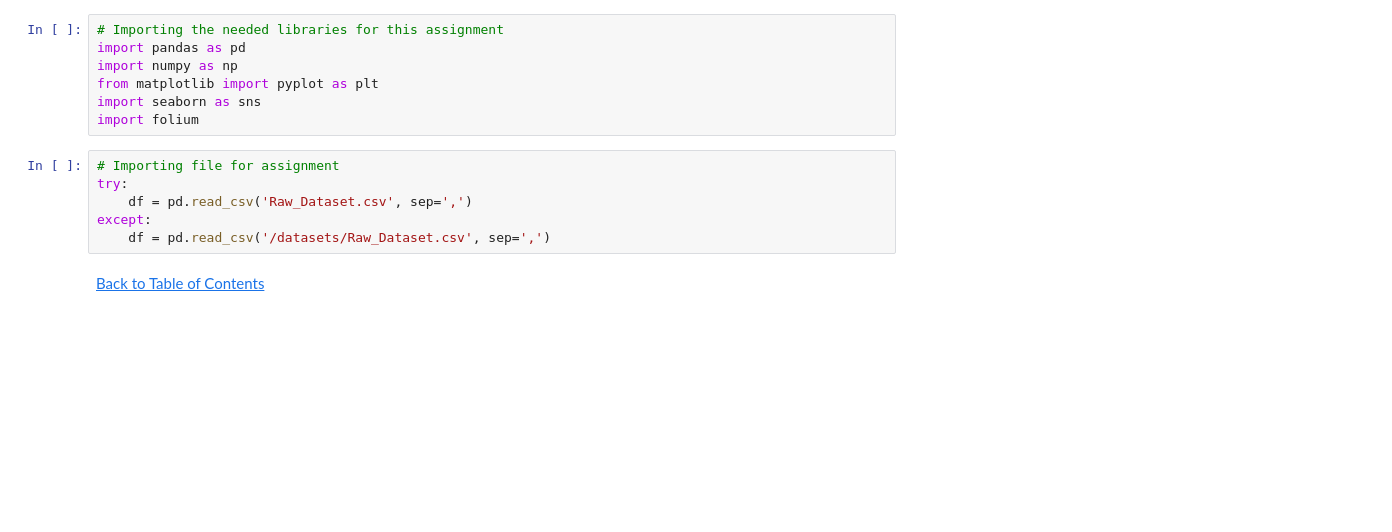
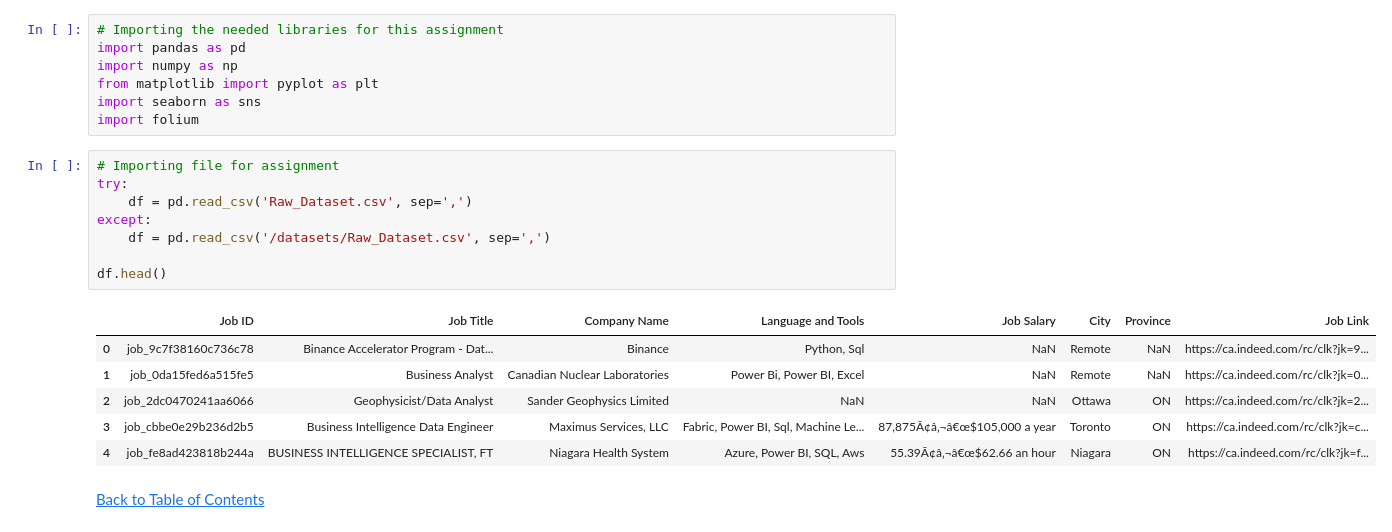
Before and after one commit to jasondo-da/Canadian_Data_Science_Jobs_Analysis, a Jupyter notebook: da_job_posts_canada_analysis.ipynb, the cells around one changed output. Drawn from its saved outputs; the diff is of its cells as text; blank space fills up the shorter version.

```diff
--- a/da_job_posts_canada_analysis.ipynb
+++ b/da_job_posts_canada_analysis.ipynb
@@ -57,9 +57,18 @@ import folium
 # %%
 # Importing file for assignment
 try:
     df = pd.read_csv('Raw_Dataset.csv', sep=',')
 except:
     df = pd.read_csv('/datasets/Raw_Dataset.csv', sep=',')
+
+df.head()
+# %% [output]
+|  | Job ID | Job Title | Company Name | Language and Tools | Job Salary | City | Province | Job Link |
+| 0 | job_9c7f38160c736c78 | Binance Accelerator Program - Dat... | Binance | Python, Sql | NaN | Remote | NaN | https://ca.indeed.com/rc/clk?jk=9... |
+| 1 | job_0da15fed6a515fe5 | Business Analyst | Canadian Nuclear Laboratories | Power Bi, Power BI, Excel | NaN | Remote | NaN | https://ca.indeed.com/rc/clk?jk=0... |
+| 2 | job_2dc0470241aa6066 | Geophysicist/Data Analyst | Sander Geophysics Limited | NaN | NaN | Ottawa | ON | https://ca.indeed.com/rc/clk?jk=2... |
+| 3 | job_cbbe0e29b236d2b5 | Business Intelligence Data Engineer | Maximus Services, LLC | Fabric, Power BI, Sql, Machine Le... | 87,875Ã¢â‚¬â€œ$105,000 a year | Toronto | ON | https://ca.indeed.com/rc/clk?jk=c... |
+| 4 | job_fe8ad423818b244a | BUSINESS INTELLIGENCE SPECIALIST, FT | Niagara Health System | Azure, Power BI, SQL, Aws | 55.39Ã¢â‚¬â€œ$62.66 an hour | Niagara | ON | https://ca.indeed.com/rc/clk?jk=f... |
 # %% [markdown]
 [Back to Table of Contents](#back)
 # %% [markdown]
```
Also changed, not shown: parts of 15 cells of this notebook.
